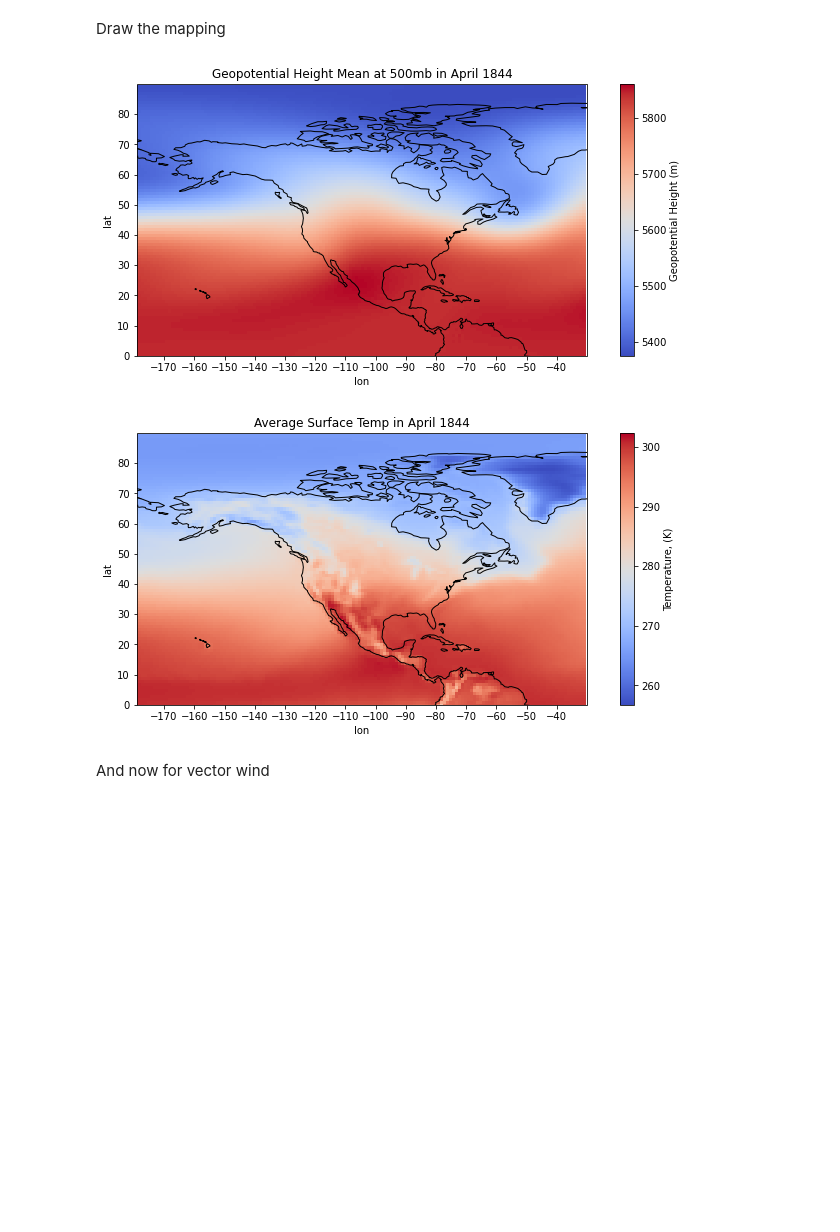
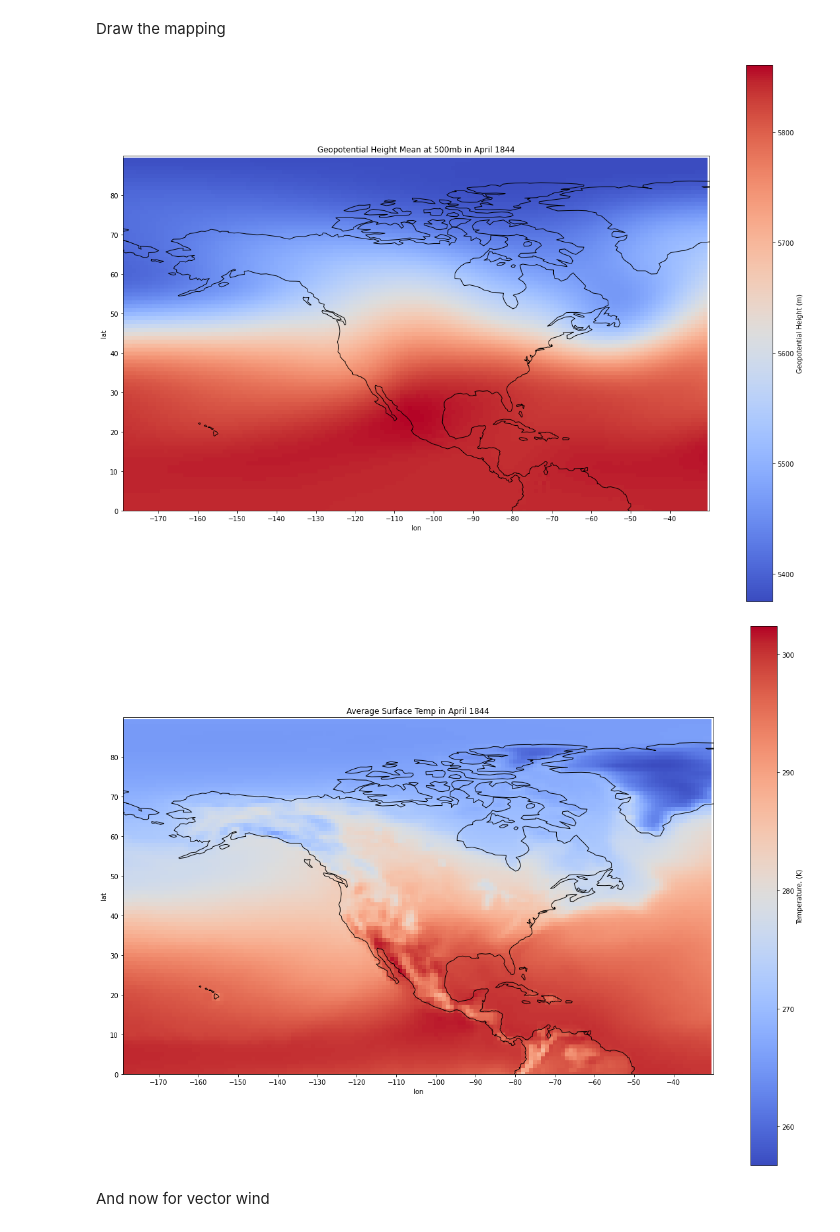
Before and after one commit to bparazin/ESS-Visualization, a Jupyter notebook: Missouri Reanalysis Absolute Visualization.ipynb, the cells around one changed output. Saved outputs shown, nothing was run; the diff lists cells and outputs as text; code cells hidden in the pictures; blank space fills up the shorter version.

```diff
--- a/Missouri Reanalysis Absolute Visualization.ipynb
+++ b/Missouri Reanalysis Absolute Visualization.ipynb
@@ -41,34 +41,34 @@ acquring data from vwnd.mon.mean.nc
 Draw the mapping
 # %%
 def plot_data(lon, lat, data, scalebar, title, lon_min = 0, lon_max = 359, lat_min = -90, lat_max = 90):
-    fig = plt.figure(figsize = (12, 5))
+    fig = plt.figure(figsize = (20, 15))
     ax = plt.axes(projection = ccrs.PlateCarree(central_longitude = 0))
     ax.coastlines()
 
     lat1 = em.find_closest_val(lat_min, lat)
     lat2 = em.find_closest_val(lat_max, lat)
 
     ax.set_extent((lon_min, lon_max, lat_min, lat_max))
     ax.set_xticks(lon[math.ceil(lon_min / 10) * 10:lon_max][::10], crs = ccrs.PlateCarree())
     ax.set_yticks(lat[math.ceil(lat1 / 10) * 10:lat2][::10], crs = ccrs.PlateCarree())
     plt.xlabel('lon')
     plt.ylabel('lat')
     plt.title(title)
 
     mesh = plt.pcolormesh(lon[lon_min:lon_max],
                           lat[lat1:lat2],
                           data[lat1:lat2, lon_min:lon_max],
                           cmap="coolwarm")
     cbar = plt.colorbar(mesh)
     cbar.set_label(scalebar)
 
 plot_data(mean_data["lon"], mean_data["lat"], mean_data["nc_vars"]["hgt"][month_to_show][2],
           "Geopotential Height (m)", "Geopotential Height Mean at 500mb in April 1844", lon_start, lon_end, lat_start, lat_end)
 plot_data(temp_data["lon"], temp_data["lat"], temp_data["nc_vars"]["air"][month_to_show], "Temperature, (K)",
           "Average Surface Temp in April 1844", lon_start, lon_end, lat_start, lat_end)
 # %% [output]
-[figure, old version]
+[figure, new version]
-[figure, old version]
+[figure, new version]
 # %% [markdown]
 And now for vector wind
 # %%
```
Also changed, not shown: parts of 1 cell of this notebook, 2 other files.
